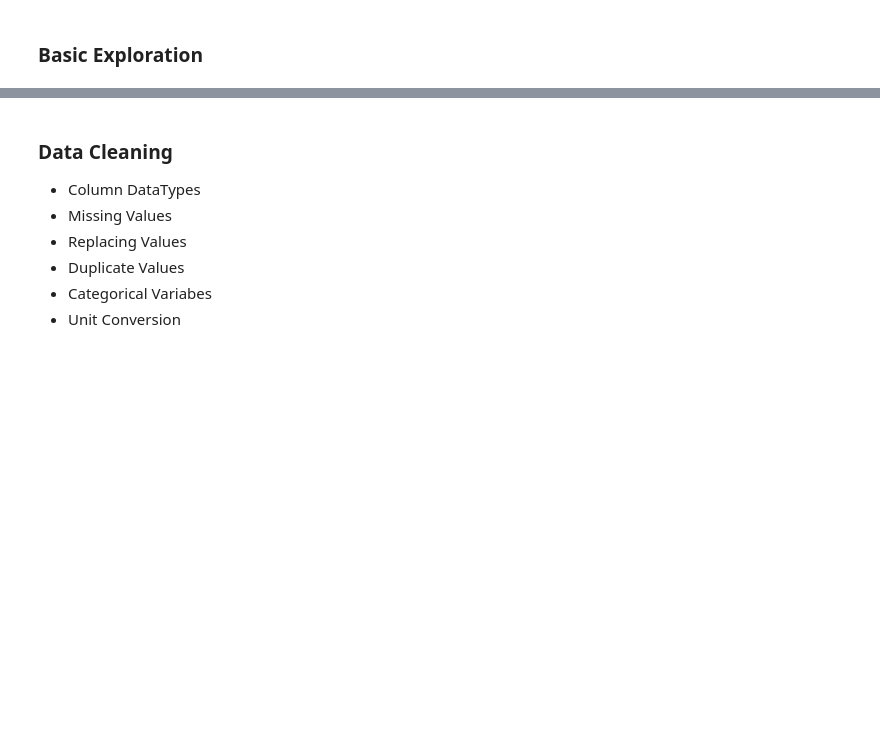
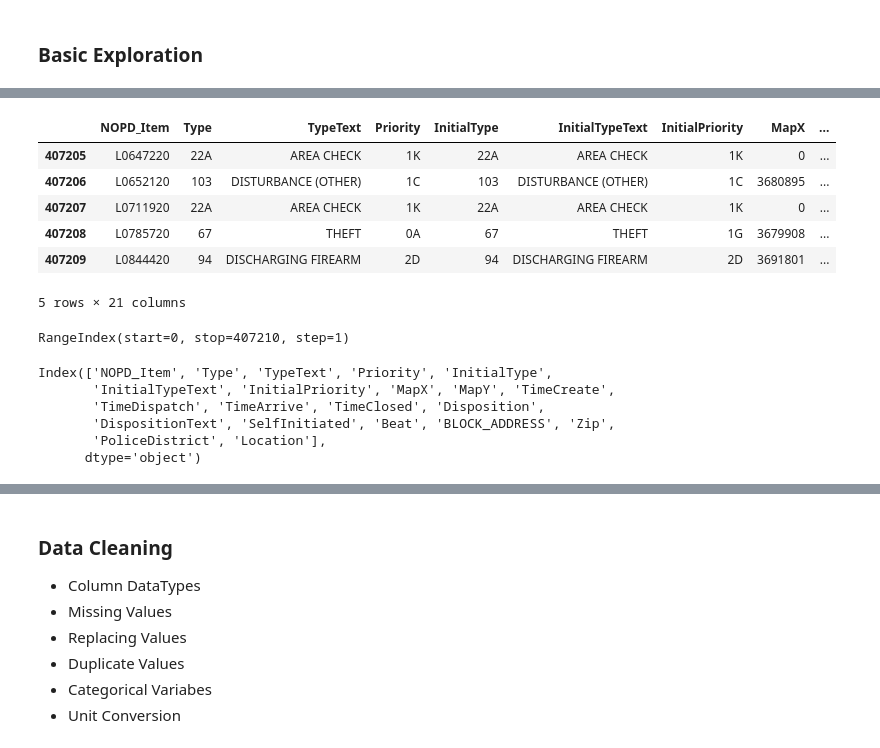
Before and after one commit to jkgerig/python-eda-refresher, a Jupyter notebook: Data_Analysis.ipynb, the cells around one changed output, grey strips where cells are left out. Saved outputs shown, nothing was run; the diff lists cells and outputs as text; code cells hidden in the pictures; blank space fills up the shorter version.

```diff
--- a/Data_Analysis.ipynb
+++ b/Data_Analysis.ipynb
@@ -180,0 +195,26 @@ data.head()
+# %%
+# Preview bottom of DataFrame
+data.tail()
+# %% [output]
+|  | NOPD_Item | Type | TypeText | Priority | InitialType | InitialTypeText | InitialPriority | MapX | ... |
+| 407205 | L0647220 | 22A | AREA CHECK | 1K | 22A | AREA CHECK | 1K | 0 | ... |
+| 407206 | L0652120 | 103 | DISTURBANCE (OTHER) | 1C | 103 | DISTURBANCE (OTHER) | 1C | 3680895 | ... |
+| 407207 | L0711920 | 22A | AREA CHECK | 1K | 22A | AREA CHECK | 1K | 0 | ... |
+| 407208 | L0785720 | 67 | THEFT | 0A | 67 | THEFT | 1G | 3679908 | ... |
+| 407209 | L0844420 | 94 | DISCHARGING FIREARM | 2D | 94 | DISCHARGING FIREARM | 2D | 3691801 | ... |
+5 rows × 21 columns
+# %%
+# Display index
+data.index
+# %% [output]
+RangeIndex(start=0, stop=407210, step=1)
+# %%
+# Display columns
+data.columns
+# %% [output]
+Index(['NOPD_Item', 'Type', 'TypeText', 'Priority', 'InitialType',
+       'InitialTypeText', 'InitialPriority', 'MapX', 'MapY', 'TimeCreate',
+       'TimeDispatch', 'TimeArrive', 'TimeClosed', 'Disposition',
+       'DispositionText', 'SelfInitiated', 'Beat', 'BLOCK_ADDRESS', 'Zip',
+       'PoliceDistrict', 'Location'],
+      dtype='object')
```
Also changed, not shown: parts of 10 cells of this notebook.
